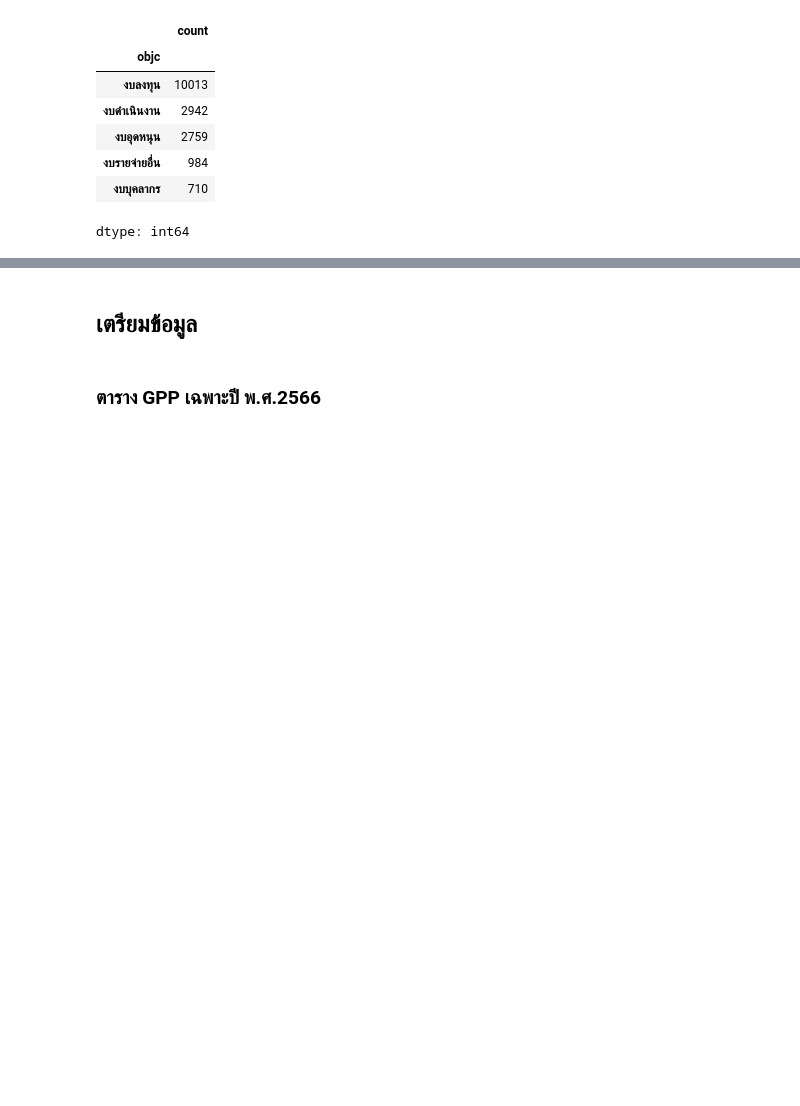
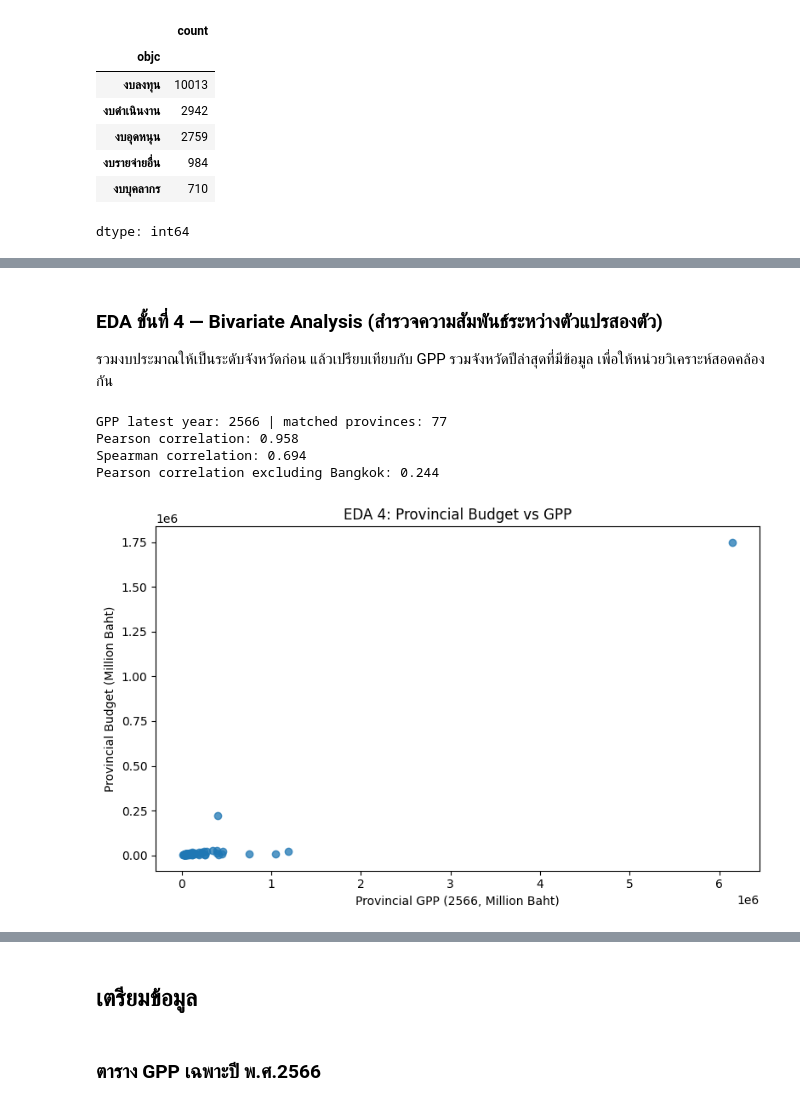
Before and after one commit to niradaa-art/project_BP_group8, a Jupyter notebook: Project_Colab_group8.ipynb, the cells around one changed output, grey strips where cells are left out. Drawn from its saved outputs; the diff is of its cells as text; code cells hidden in the pictures; blank space fills up the shorter version.

Commit message:
EDA และการวิเคราะห์ข้อมูล

```diff
--- a/Project_Colab_group8.ipynb
+++ b/Project_Colab_group8.ipynb
@@ -293,0 +743,39 @@ dtype: int64
+# %% [markdown]
+### EDA ขั้นที่ 4 — Bivariate Analysis (สำรวจความสัมพันธ์ระหว่างตัวแปรสองตัว)
+รวมงบประมาณให้เป็นระดับจังหวัดก่อน แล้วเปรียบเทียบกับ GPP รวมจังหวัดปีล่าสุดที่มีข้อมูล เพื่อให้หน่วยวิเคราะห์สอดคล้องกัน
+# %%
+# EDA 4: provincial budget vs latest-year GPP
+
+def normalize_province(name):
+    if pd.isna(name): return np.nan
+    name = str(name).strip()
+    if name in ['รวม','ส่วนกลาง','nan','']: return name
+    if name == 'กรุงเทพมหานคร': return name
+    return name if name.startswith('จังหวัด') else 'จังหวัด' + name
+
+budget_eda = budget_clean.copy()
+budget_eda['province'] = budget_eda['changwad_area_name'].map(normalize_province)
+budget_prov_eda = (budget_eda[budget_eda['province'].ne('ส่วนกลาง')]
+                   .groupby('province', as_index=False)['budget'].sum()
+                   .rename(columns={'budget':'Budget_Baht'}))
+gpp_total_eda = gpp_clean[(gpp_clean['NI'].astype(str).str.strip() == 'ผลิตภัณฑ์มวลรวมจังหวัด (GPP)') &
+                          (gpp_clean['CWT'].astype(str).str.strip() != 'รวม')].copy()
+gpp_total_eda['province'] = gpp_total_eda['CWT'].map(normalize_province)
+latest_year_eda = int(pd.to_numeric(gpp_total_eda['TIME_PERIOD']).max())
+gpp_latest_eda = gpp_total_eda[pd.to_numeric(gpp_total_eda['TIME_PERIOD']) == latest_year_eda][['province','Value']].copy()
+gpp_latest_eda['Value'] = pd.to_numeric(gpp_latest_eda['Value'], errors='coerce')
+gpp_latest_eda = gpp_latest_eda.rename(columns={'Value':'GPP_Million_Baht'})
+bivariate_eda = budget_prov_eda.merge(gpp_latest_eda, on='province', how='inner', validate='one_to_one')
+print('GPP latest year:', latest_year_eda, '| matched provinces:', len(bivariate_eda))
+print('Pearson correlation:', round(bivariate_eda[['Budget_Baht','GPP_Million_Baht']].corr(method='pearson').iloc[0,1], 3))
+print('Spearman correlation:', round(bivariate_eda[['Budget_Baht','GPP_Million_Baht']].corr(method='spearman').iloc[0,1], 3))
+print('Pearson correlation excluding Bangkok:', round(bivariate_eda[bivariate_eda['province']!='กรุงเทพมหานคร'][['Budget_Baht','GPP_Million_Baht']].corr().iloc[0,1], 3))
+plt.figure(figsize=(8,5)); plt.scatter(bivariate_eda['GPP_Million_Baht'], bivariate_eda['Budget_Baht']/1e6, alpha=.75)
+plt.xlabel(f'Provincial GPP ({latest_year_eda}, Million Baht)'); plt.ylabel('Provincial Budget (Million Baht)')
+plt.title('EDA 4: Provincial Budget vs GPP'); plt.tight_layout(); plt.show()
+# %% [output]
+GPP latest year: 2566 | matched provinces: 77
+Pearson correlation: 0.958
+Spearman correlation: 0.694
+Pearson correlation excluding Bangkok: 0.244
+[figure, added]
```
Also changed, not shown: parts of 33 cells of this notebook.
